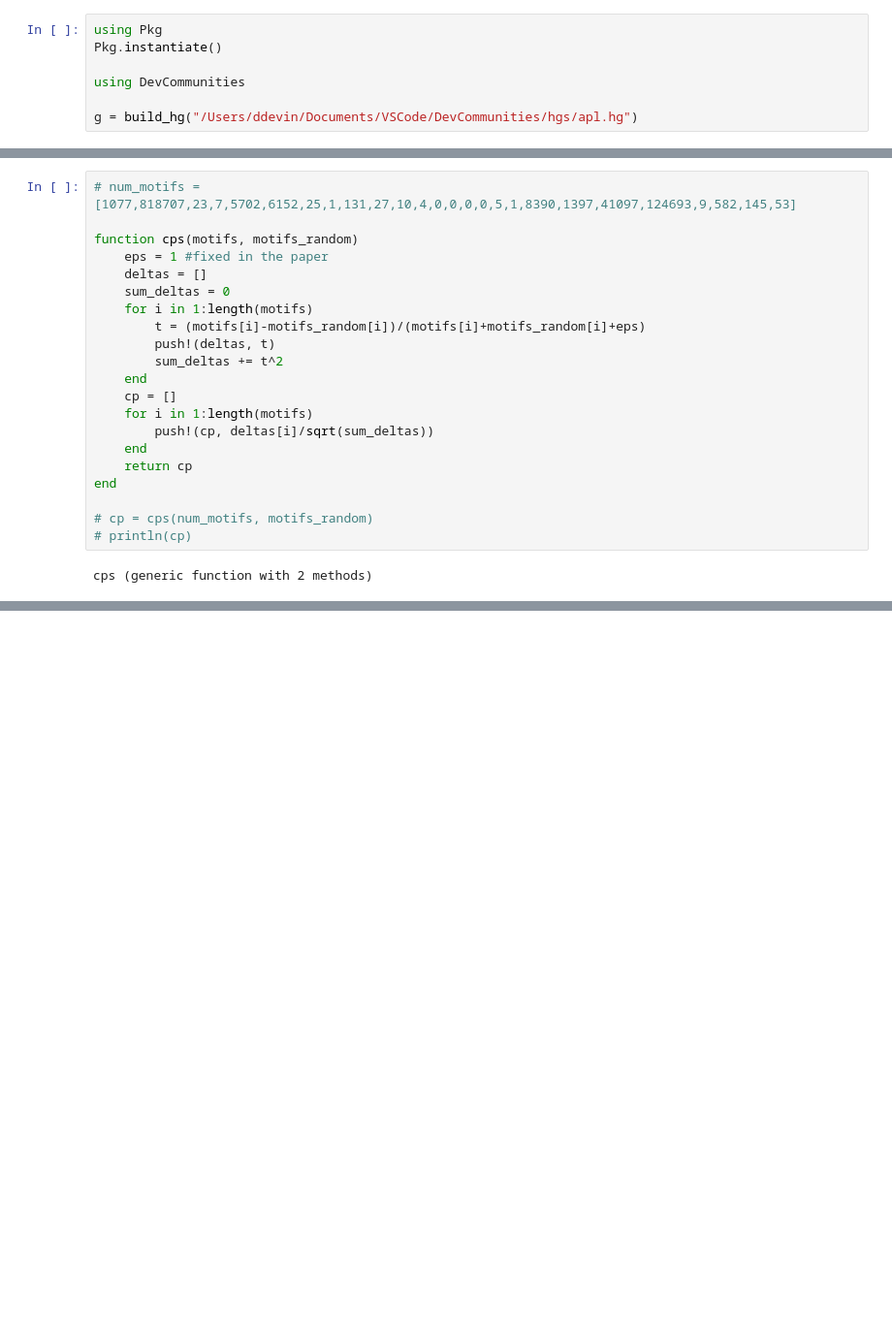
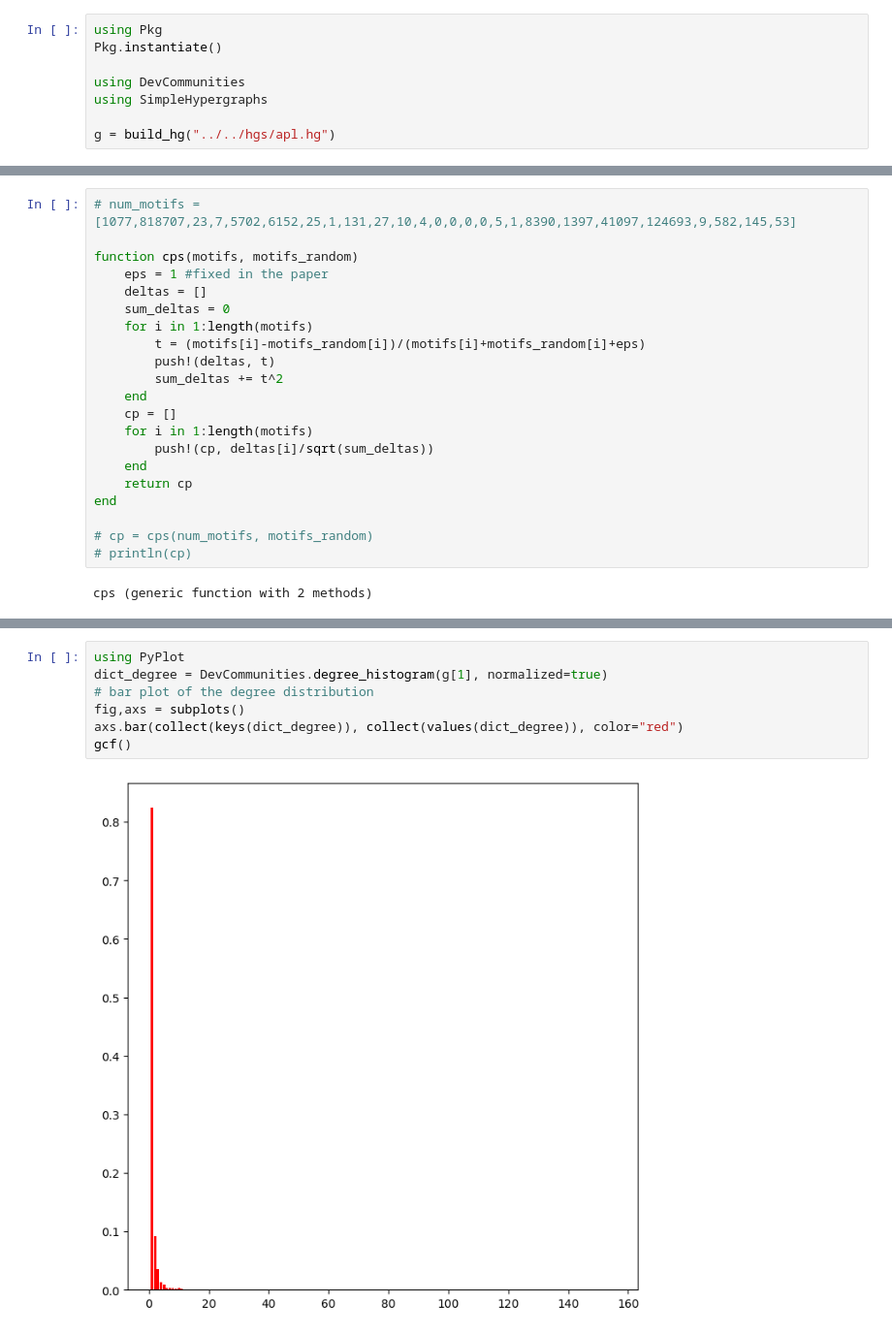
Before and after one commit to ddevin96/DevCommunities, a Jupyter notebook: src/notebook/metrics.ipynb, the cells around one changed output, grey strips where cells are left out. Shown at 97% size. Drawn from its saved outputs; the diff is of its cells as text; blank space fills up the shorter version.

```diff
--- a/src/notebook/test.ipynb
+++ b/src/notebook/metrics.ipynb
@@ -3,6 +3,7 @@ using Pkg
 Pkg.instantiate()
 
 using DevCommunities
+using SimpleHypergraphs
 
-g = build_hg("/Users/ddevin/Documents/VSCode/DevCommunities/hgs/apl.hg")
+g = build_hg("../../hgs/apl.hg")
 # %% [output]
@@ -116,0 +123,9 @@ heatmap(m, yflip=true)
+# %%
+using PyPlot
+dict_degree = DevCommunities.degree_histogram(g[1], normalized=true)
+# bar plot of the degree distribution
+fig,axs = subplots()
+axs.bar(collect(keys(dict_degree)), collect(values(dict_degree)), color="red")
+gcf()
+# %% [output]
+[figure, added]
```
Also changed, not shown: parts of 8 cells of this notebook.
